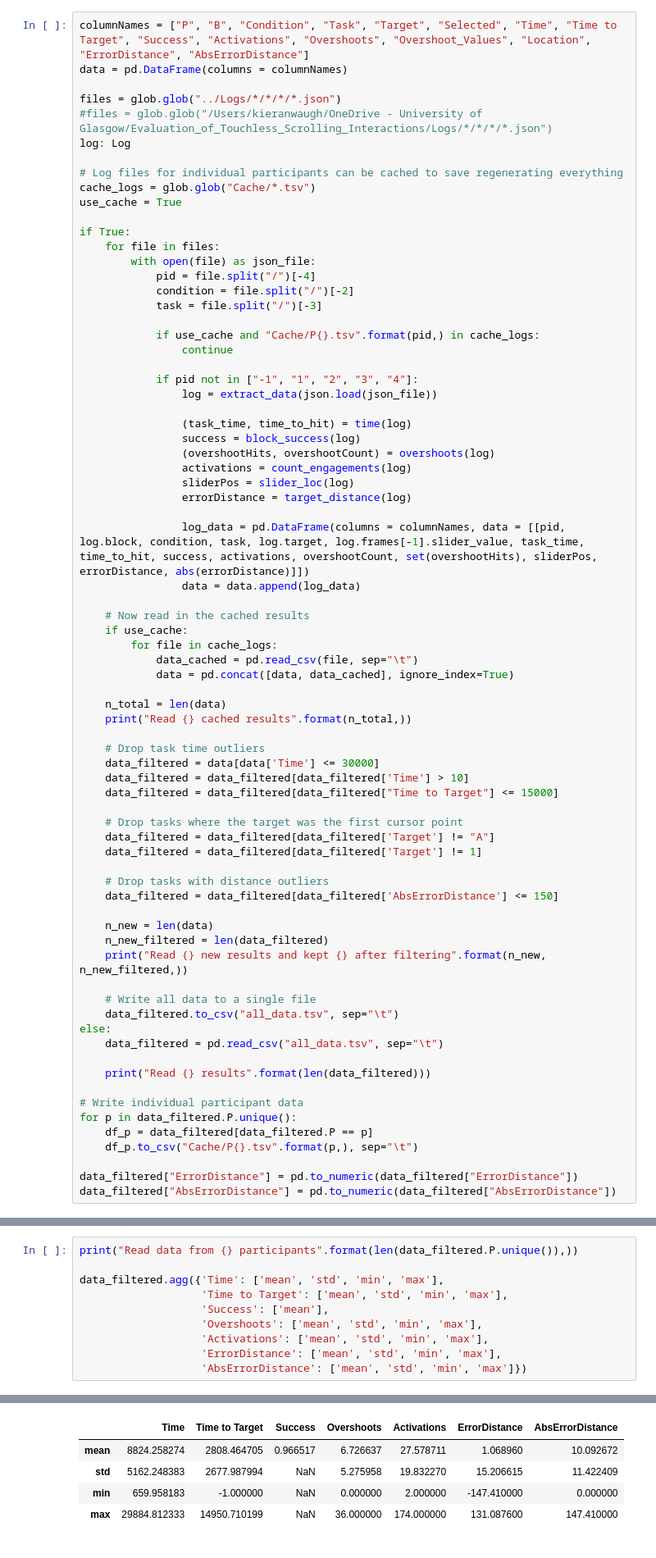
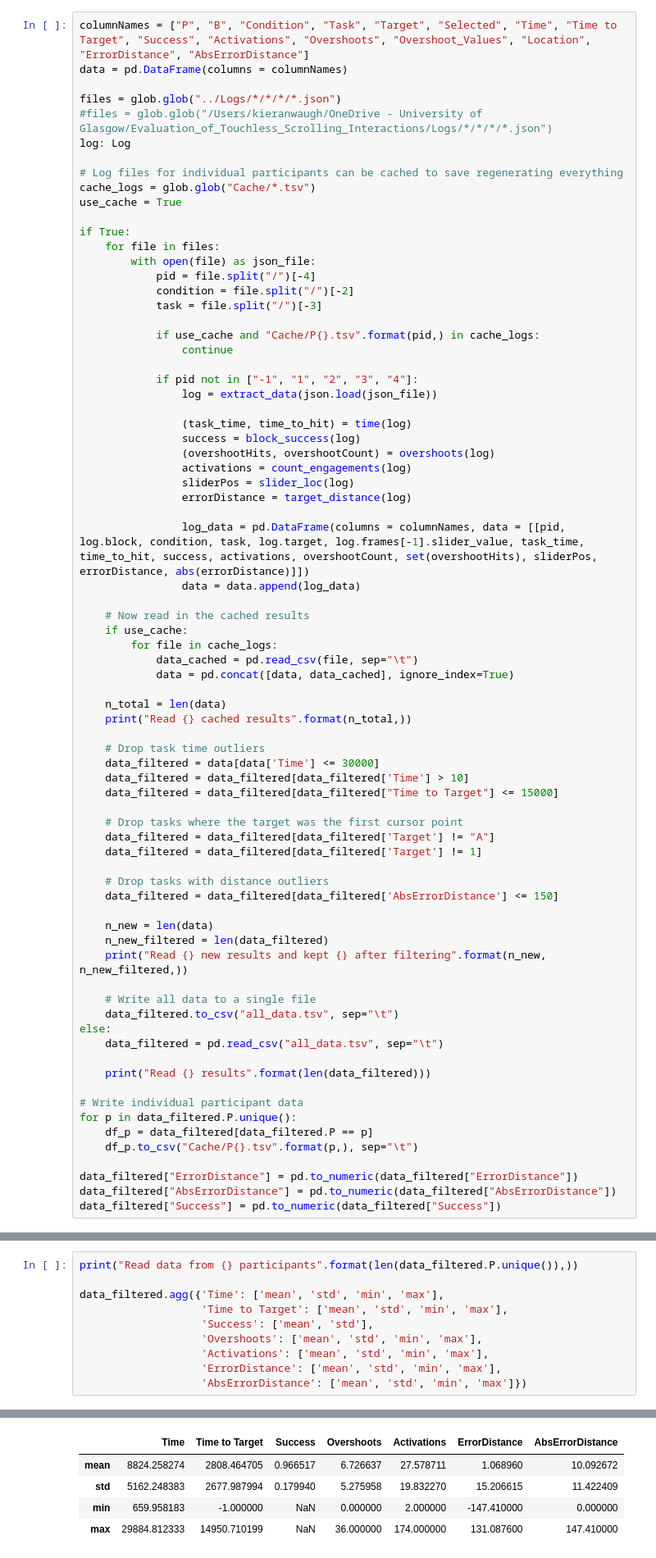
Before and after one commit to KieranWaugh/Push-or-Pinch-Exploring-Slider-Control-Gestures-for-Touchless-User-Interfaces, a Jupyter notebook: Analysis/Analysis.ipynb, the cells around one changed output, grey strips where cells are left out. Shown at 82% size. Drawn from its saved outputs; the diff is of its cells as text.

```diff
--- a/Analysis/Analysis.ipynb
+++ b/Analysis/Analysis.ipynb
@@ -285,4 +285,5 @@ for p in data_filtered.P.unique():
 
 data_filtered["ErrorDistance"] = pd.to_numeric(data_filtered["ErrorDistance"])
 data_filtered["AbsErrorDistance"] = pd.to_numeric(data_filtered["AbsErrorDistance"])
+data_filtered["Success"] = pd.to_numeric(data_filtered["Success"])
 # %% [output]
@@ -293,18 +294,18 @@ Read 2160 new results and kept 2001 after filtering
 # %%
 print("Read data from {} participants".format(len(data_filtered.P.unique()),))
 
 data_filtered.agg({'Time': ['mean', 'std', 'min', 'max'],
                    'Time to Target': ['mean', 'std', 'min', 'max'],
-                   'Success': ['mean'],
+                   'Success': ['mean', 'std'],
                    'Overshoots': ['mean', 'std', 'min', 'max'],
                    'Activations': ['mean', 'std', 'min', 'max'],
                    'ErrorDistance': ['mean', 'std', 'min', 'max'],
                    'AbsErrorDistance': ['mean', 'std', 'min', 'max']})
 # %% [output]
 Read data from 15 participants
 |  | Time | Time to Target | Success | Overshoots | Activations | ErrorDistance | AbsErrorDistance |
 | mean | 8824.258274 | 2808.464705 | 0.966517 | 6.726637 | 27.578711 | 1.068960 | 10.092672 |
-| std | 5162.248383 | 2677.987994 | NaN | 5.275958 | 19.832270 | 15.206615 | 11.422409 |
+| std | 5162.248383 | 2677.987994 | 0.179940 | 5.275958 | 19.832270 | 15.206615 | 11.422409 |
 | min | 659.958183 | -1.000000 | NaN | 0.000000 | 2.000000 | -147.410000 | 0.000000 |
 | max | 29884.812333 | 14950.710199 | NaN | 36.000000 | 174.000000 | 131.087600 | 147.410000 |
 # %% [markdown]
```
Also changed, not shown: parts of 6 cells of this notebook, 16 other files.
